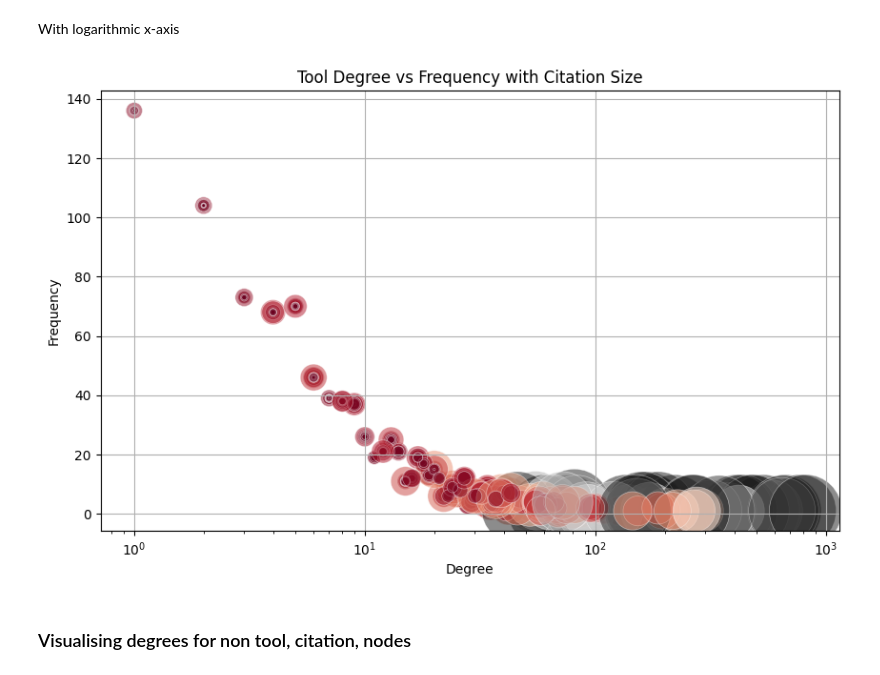
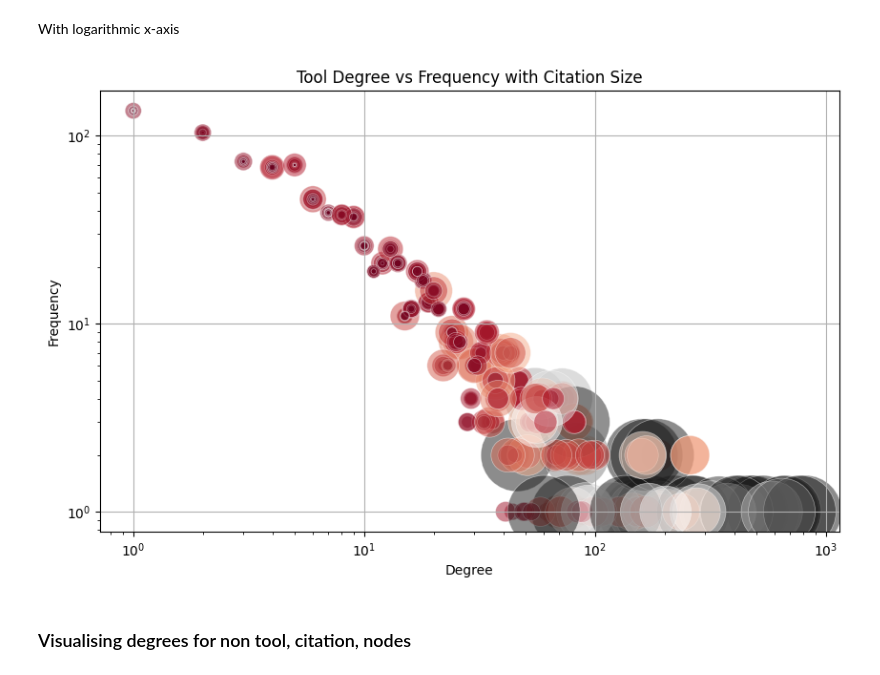
Before and after one commit to Workflomics/workflomics-QCmetric, a Jupyter notebook: stat_visualisation.ipynb, the cells around one changed output. Drawn from its saved outputs; the diff is of its cells as text; code cells hidden in the pictures.

```diff
--- a/stat_visualisation.ipynb
+++ b/stat_visualisation.ipynb
@@ -130,32 +130,34 @@ With logarithmic x-axis
 # %%
 #log x axis
 
 degrees = []
 frequencies = []
 sizes = []
 
 degree_frequency = {degree: 0 for degree in tool_degrees.values()}
 for degree in tool_degrees.values():
     degree_frequency[degree] += 1
 
 for tool in tool_nodes:
     degrees.append(tool_degrees[tool])
     frequencies.append(degree_frequency[tool_degrees[tool]])
     sizes.append(nr_citations.get(tool, 0) * 3)
 
 plt.figure(figsize=(10, 6))
 plt.scatter(degrees, frequencies, s=sizes, c=sizes, cmap='RdGy', alpha=0.5, edgecolors="w", linewidth=0.5)
+plt.yscale('log')
 plt.xscale('log')
 plt.title('Tool Degree vs Frequency with Citation Size')
 plt.xlabel('Degree')
 plt.ylabel('Frequency')
+
 plt.grid(True)
 
 
 
 plt.show()
 # %% [output]
-[figure, old version]
+[figure, new version]
 # %% [markdown]
 ### Visualising degrees for non tool, citation, nodes
 # %% [markdown]
```
Also changed, not shown: parts of 1 cell of this notebook.
